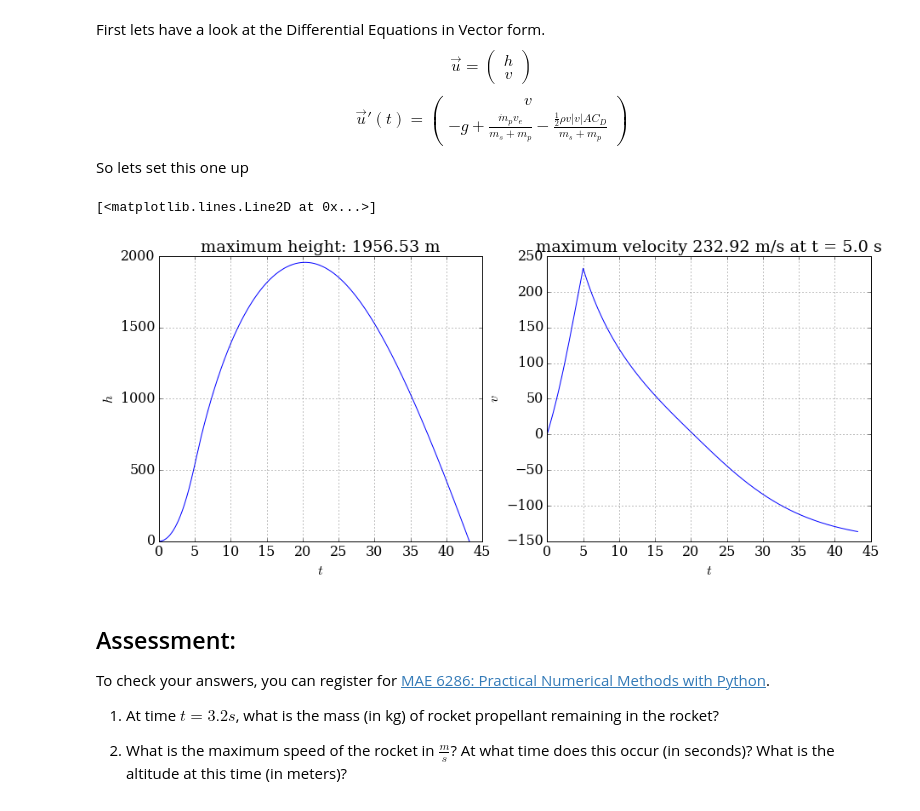
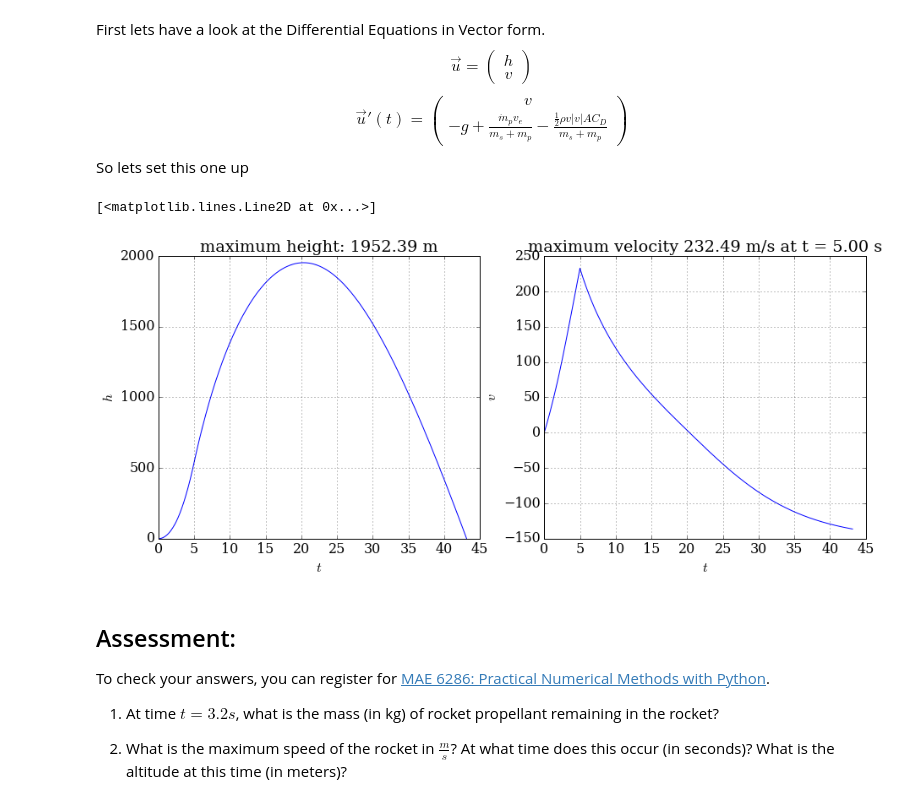
Before and after one commit to kaffeeknecht/numerical-mooc, a Jupyter notebook: working/01_phugoid/Rocket_Assignment.ipynb, the cells around one changed output. Cells and saved outputs as stored; diff of their text form; code cells hidden in the pictures.

```diff
--- a/working/01_phugoid/Rocket_Assignment.ipynb
+++ b/working/01_phugoid/Rocket_Assignment.ipynb
@@ -64,7 +64,7 @@ h0=0
 v0=0
 
 T=100
-dt = 0.01
+dt = 0.001
 N = int(T/dt)+1
 t = numpy.linspace(0.0, T, N)
 # %%
@@ -139,23 +139,23 @@ for n in range(N-1):
 # %%
 # plot the rocket height
 pyplot.figure(figsize=(15,6))
 pyplot.subplot(121)
 pyplot.grid(True)
 pyplot.xlabel('$t$')
 pyplot.ylabel('$h$')
 pyplot.plot(t,h)
 pyplot.title('maximum height: {:.2f} m'.format(h.max()))
 
 # Let's take a closer look!
 pyplot.subplot(122)
 pyplot.grid(True)
 pyplot.xlabel('$t$')
 pyplot.ylabel('$v$')
-pyplot.title('maximum velocity %.2f m/s at t = %.1f s' % (v.max(),t[numpy.where(v==v.max())][0]))
+pyplot.title('maximum velocity %.2f m/s at t = %.2f s' % (v.max(),t[numpy.where(v==v.max())[0][0]]))
 pyplot.plot(t,v)
 # %% [output]
 [<matplotlib.lines.Line2D at 0x...>]
-[figure, old version]
+[figure, new version]
 # %% [markdown]
 ## Assessment:
 
```
Also changed, not shown: parts of 5 cells of this notebook.
